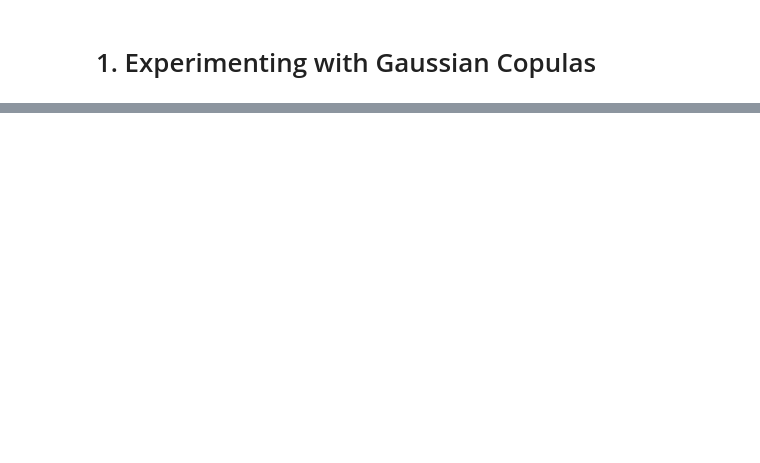
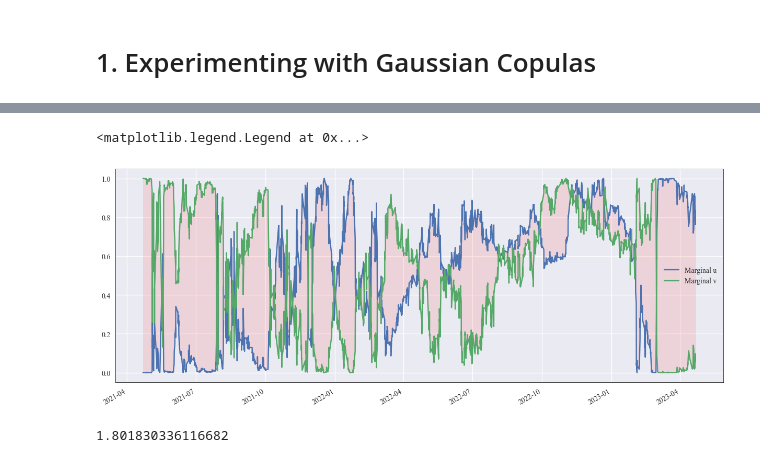
Before and after one commit to samaypanwar/CopulaPairTrading, a Jupyter notebook: notebooks/experiment.ipynb, the cells around one changed output, grey strips where cells are left out. Saved outputs shown, nothing was run; the diff lists cells and outputs as text; code cells hidden in the pictures; blank space fills up the shorter version.

```diff
--- a/notebooks/experiment.ipynb
+++ b/notebooks/experiment.ipynb
@@ -150,0 +211,16 @@ alpha
+# %%
+fig, ax = plt.subplots(nrows = 1, figsize = (15, 6))
+
+marginal_u.plot(ax=ax, label = 'Marginal u')
+marginal_v.plot(ax=ax, label = 'Marginal v')
+
+ax.fill_between(marginal_u.index, marginal_u, marginal_v, alpha = 0.1, color = 'red');
+
+ax.legend()
+# %% [output]
+<matplotlib.legend.Legend at 0x...>
+[figure, added]
+# %%
+copula.alpha
+# %% [output]
+1.801830336116682
```
Also changed, not shown: parts of 24 cells of this notebook, 8 other files.
